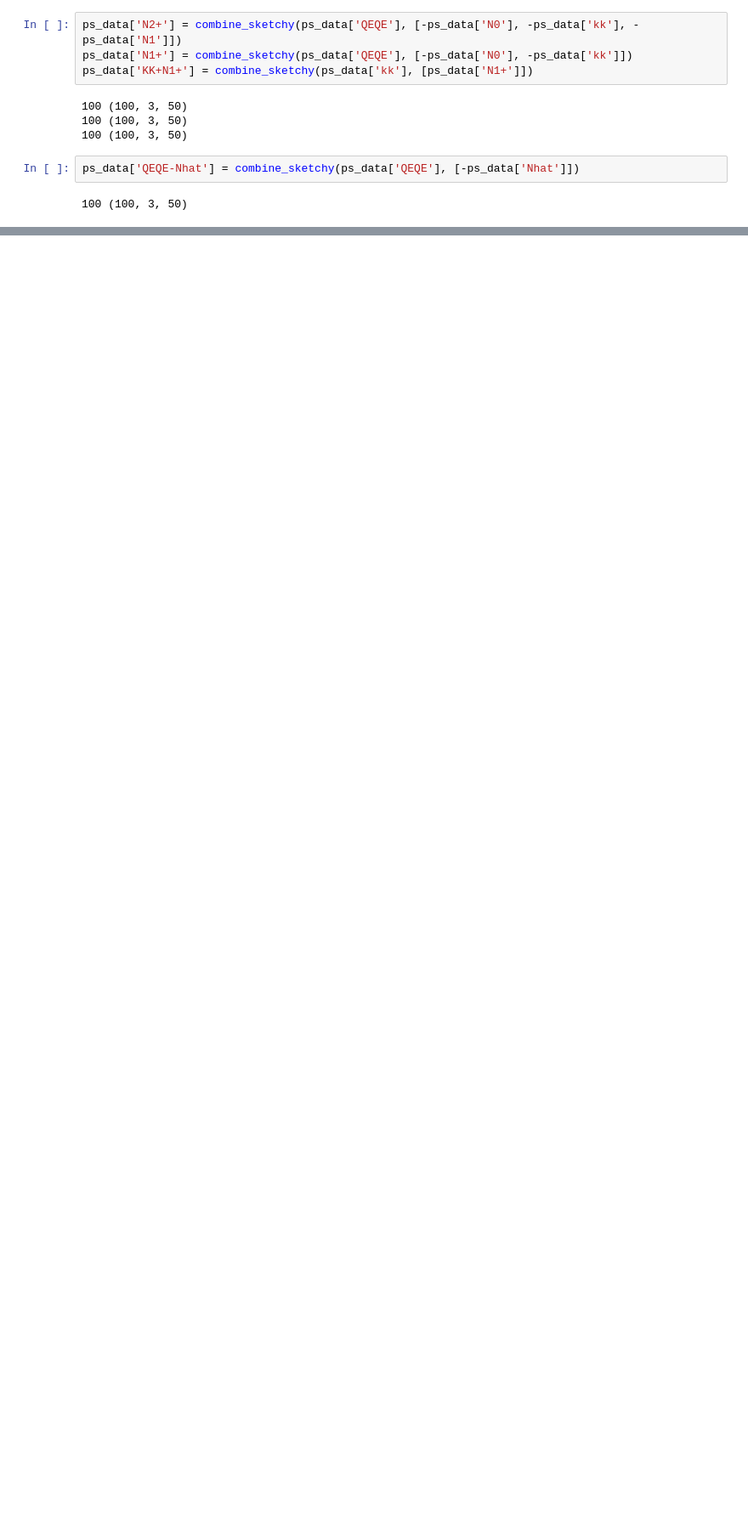
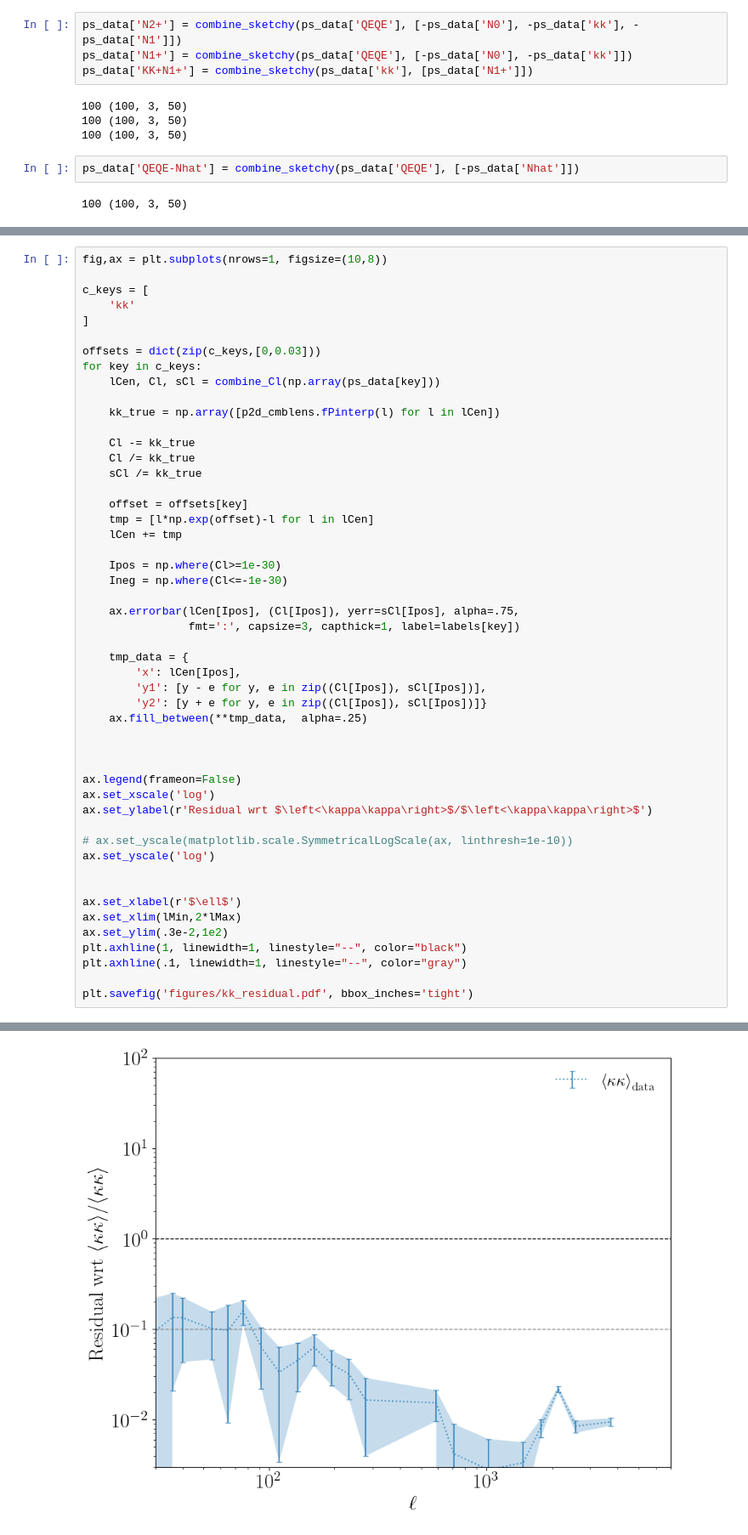
Before and after one commit to DelonShen/LensQuEst, a Jupyter notebook: dev/gen_estimators_unmasked_aux.ipynb, the cells around one changed output, grey strips where cells are left out. Shown at 85% size. Saved outputs shown, nothing was run; the diff lists cells and outputs as text; blank space fills up the shorter version.

```diff
--- a/dev/gen_estimators_unmasked_aux.ipynb
+++ b/dev/gen_estimators_unmasked_aux.ipynb
@@ -501,0 +582,51 @@ plt.savefig('figures/Ni_decomposed_residual.pdf', bbox_inches='tight')
+# %%
+fig,ax = plt.subplots(nrows=1, figsize=(10,8))
+
+c_keys = [
+    'kk'
+]
+
+offsets = dict(zip(c_keys,[0,0.03]))
+for key in c_keys:
+    lCen, Cl, sCl = combine_Cl(np.array(ps_data[key]))
+
+    kk_true = np.array([p2d_cmblens.fPinterp(l) for l in lCen])
+
+    Cl -= kk_true
+    Cl /= kk_true
+    sCl /= kk_true
+
+    offset = offsets[key]
+    tmp = [l*np.exp(offset)-l for l in lCen]
+    lCen += tmp
+
+    Ipos = np.where(Cl>=1e-30)
+    Ineg = np.where(Cl<=-1e-30)
+
+    ax.errorbar(lCen[Ipos], (Cl[Ipos]), yerr=sCl[Ipos], alpha=.75,
+                fmt=':', capsize=3, capthick=1, label=labels[key])
+
+    tmp_data = {
+        'x': lCen[Ipos],
+        'y1': [y - e for y, e in zip((Cl[Ipos]), sCl[Ipos])],
+        'y2': [y + e for y, e in zip((Cl[Ipos]), sCl[Ipos])]}
+    ax.fill_between(**tmp_data,  alpha=.25)
+
+
+
+ax.legend(frameon=False)
+ax.set_xscale('log')
+ax.set_ylabel(r'Residual wrt $\left<\kappa\kappa\right>$/$\left<\kappa\kappa\right>$')
+
+# ax.set_yscale(matplotlib.scale.SymmetricalLogScale(ax, linthresh=1e-10))
+ax.set_yscale('log')
+
+
+ax.set_xlabel(r'$\ell$')
+ax.set_xlim(lMin,2*lMax)
+ax.set_ylim(.3e-2,1e2)
+plt.axhline(1, linewidth=1, linestyle="--", color="black")
+plt.axhline(.1, linewidth=1, linestyle="--", color="gray")
+
+plt.savefig('figures/kk_residual.pdf', bbox_inches='tight')
+# %% [output]
@@ -501,0 +634 @@ plt.savefig('figures/Ni_decomposed_residual.pdf', bbox_inches='tight')
+[figure, added]
```
Also changed, not shown: parts of 15 cells of this notebook, 39 other files.
